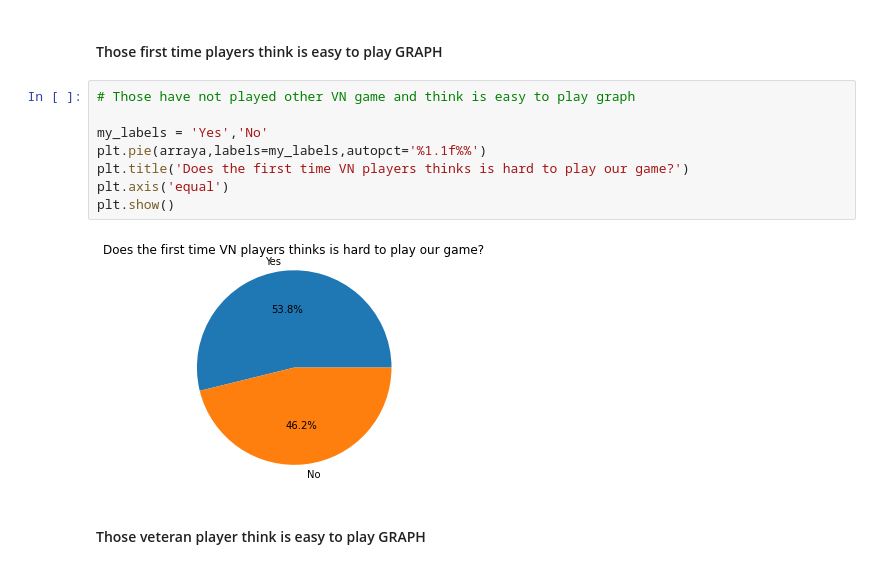
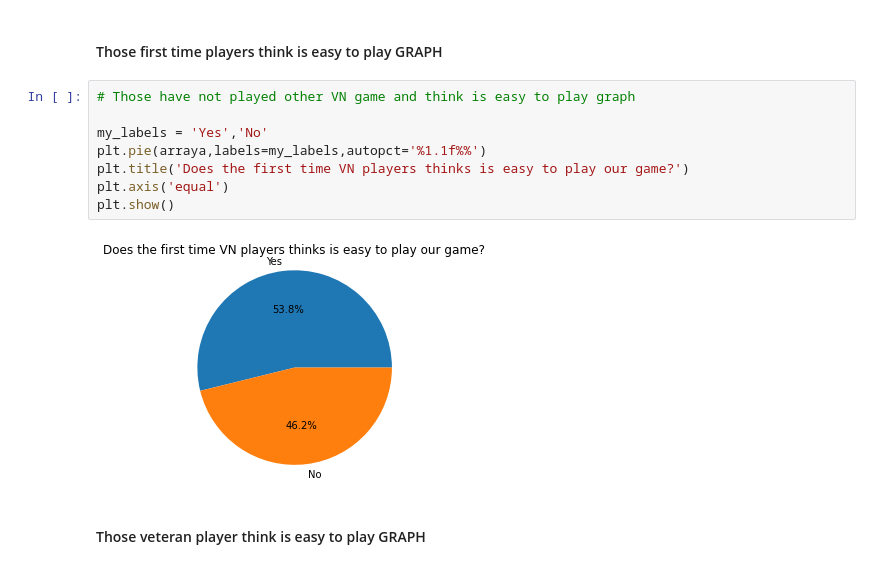
Before and after one commit to neohks/HCI_Graph, a Jupyter notebook: HCI Response .ipynb, the cells around one changed output. Saved outputs shown, nothing was run; the diff lists cells and outputs as text.

```diff
--- a/HCI Response .ipynb
+++ b/HCI Response .ipynb
@@ -177,13 +177,13 @@ arraya = [count, countTotalNo - count]
 # %%
 # Those have not played other VN game and think is easy to play graph
 
 my_labels = 'Yes','No'
 plt.pie(arraya,labels=my_labels,autopct='%1.1f%%')
-plt.title('Does the first time VN players thinks is hard to play our game?')
+plt.title('Does the first time VN players thinks is easy to play our game?')
 plt.axis('equal')
 plt.show()
 # %% [output]
-[figure, old version]
+[figure, new version]
 # %% [markdown]
 #### Those veteran player think is easy to play GRAPH
 # %%
```
Also changed, not shown: parts of 7 cells of this notebook.
